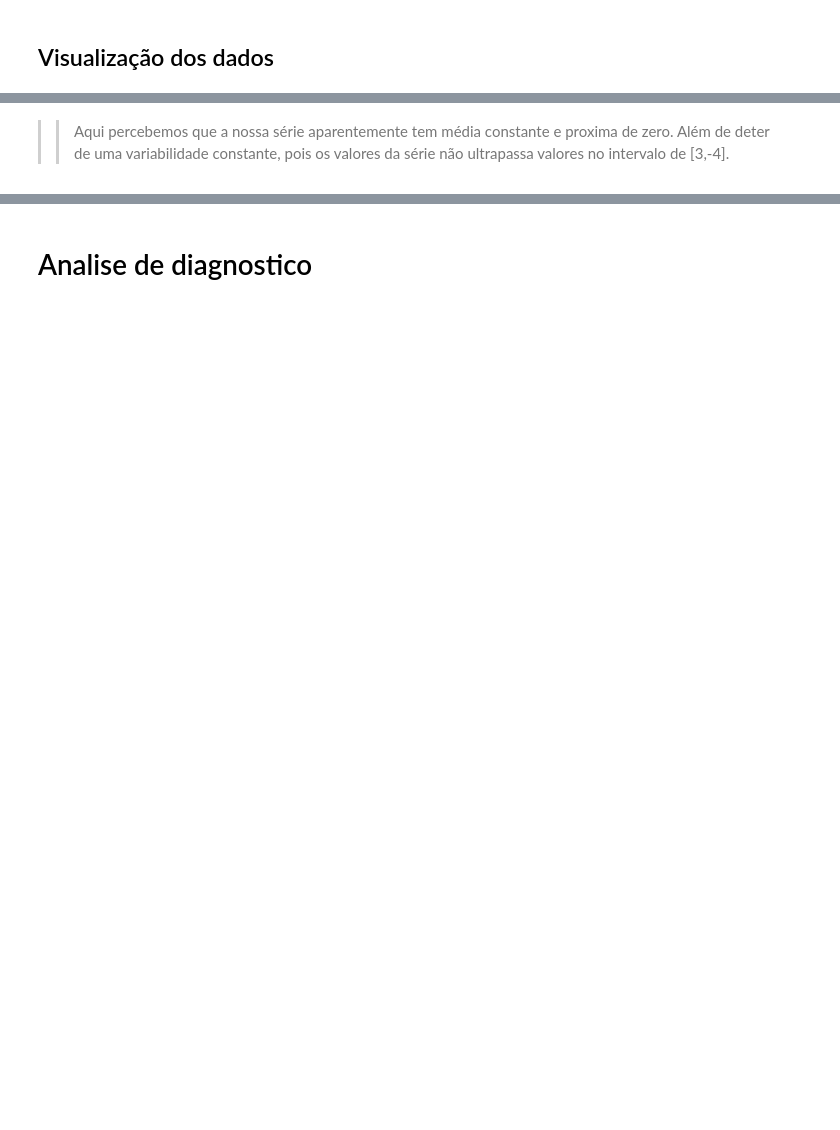
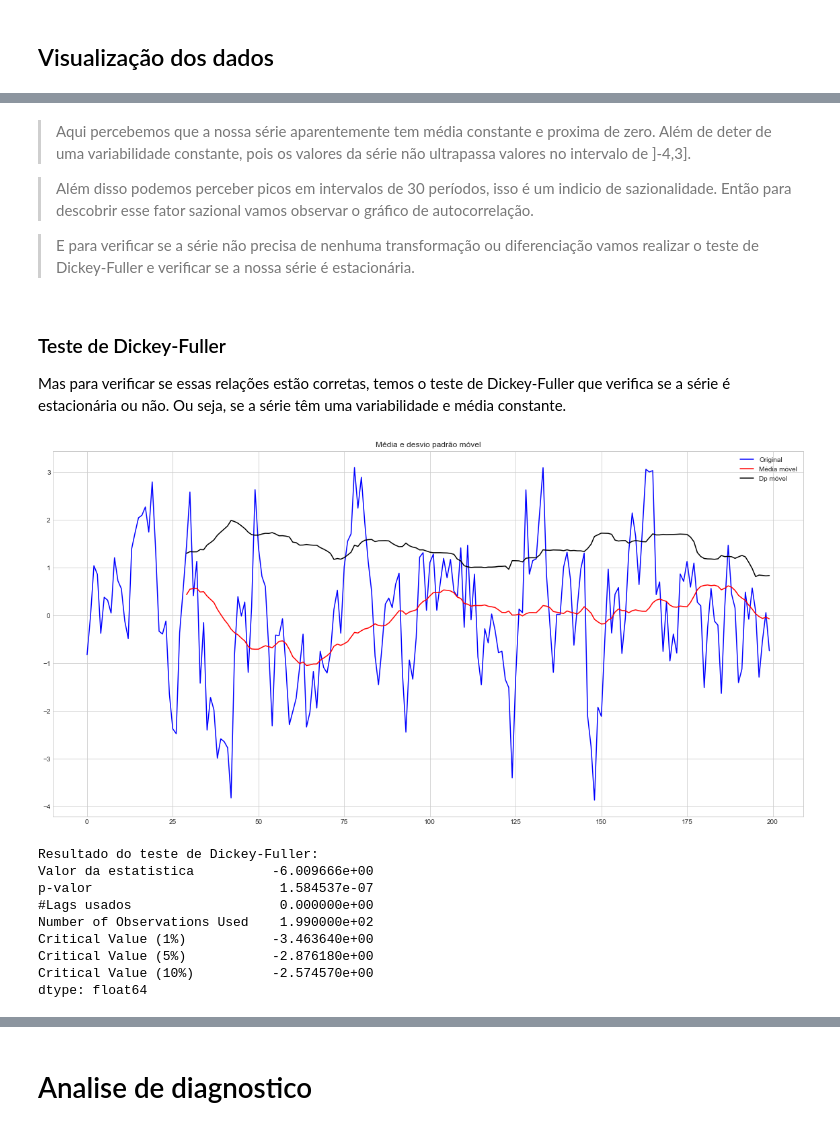
Before and after one commit to mori-mkm/UFSCar, a Jupyter notebook: Series/modelos/Atividade1.ipynb, the cells around one changed output, grey strips where cells are left out. Cells and saved outputs as stored; diff of their text form; code cells hidden in the pictures; blank space fills up the shorter version.

```diff
--- a/Series/modelos/Atividade1.ipynb
+++ b/Series/modelos/Atividade1.ipynb
@@ -87,2 +83,48 @@ fig.show()
 # %% [markdown]
->> Aqui percebemos que a nossa série aparentemente tem média constante e proxima de zero. Além de deter de uma variabilidade constante, pois os valores da série não ultrapassa valores no intervalo de [3,-4].
+> Aqui percebemos que a nossa série aparentemente tem média constante e proxima de zero. Além de deter de uma variabilidade constante, pois os valores da série não ultrapassa valores no intervalo de ]-4,3].
+
+> Além disso podemos perceber picos em intervalos de 30 períodos, isso é um indicio de sazionalidade. Então para descobrir esse fator sazional vamos observar o gráfico de autocorrelação.
+
+> E para verificar se a série não precisa de nenhuma transformação ou diferenciação vamos realizar o teste de Dickey-Fuller e verificar se a nossa série é estacionária.
+# %% [markdown]
+### Teste de Dickey-Fuller
+
+Mas para verificar se essas relações estão corretas, temos o teste de Dickey-Fuller que verifica se a série é estacionária ou não. Ou seja, se a série têm uma variabilidade e média constante.
+# %%
+
+from statsmodels.tsa.stattools import adfuller
+def test_stationarity(timeseries, periodo):
+
+    #Determinando as estisticas moveis
+    rolmean = pd.Series(timeseries).rolling(periodo).mean()
+    rolstd = pd.Series(timeseries).rolling(periodo).std()
+
+    #Plot estatisticas moveis:
+    plt.figure(figsize=(20, 10))
+    orig = plt.plot(timeseries, color='blue',label='Original')
+    mean = plt.plot(rolmean, color='red', label='Média móvel')
+    std = plt.plot(rolstd, color='black', label = 'Dp móvel')
+    plt.legend(loc='best')
+    plt.title('Média e desvio padrão móvel')
+    plt.show(block=False)
+
+    #Execute o teste Dickey-Fuller:
+    print('Resultado do teste de Dickey-Fuller:')
+    dftest = adfuller(timeseries, autolag='AIC')
+    dfoutput = pd.Series(dftest[0:4], index=['Valor da estatistica','p-valor','#Lags usados','Number of Observations Used'])
+    for key,value in dftest[4].items():
+        dfoutput['Critical Value (%s)'%key] = round(value, 5)
+    print(dfoutput)
+# %%
+test_stationarity(df.serie,30)
+# %% [output]
+[figure, added]
+Resultado do teste de Dickey-Fuller:
+Valor da estatistica          -6.009666e+00
+p-valor                        1.584537e-07
+#Lags usados                   0.000000e+00
+Number of Observations Used    1.990000e+02
+Critical Value (1%)           -3.463640e+00
+Critical Value (5%)           -2.876180e+00
+Critical Value (10%)          -2.574570e+00
+dtype: float64
```
Also changed, not shown: parts of 32 cells of this notebook.
